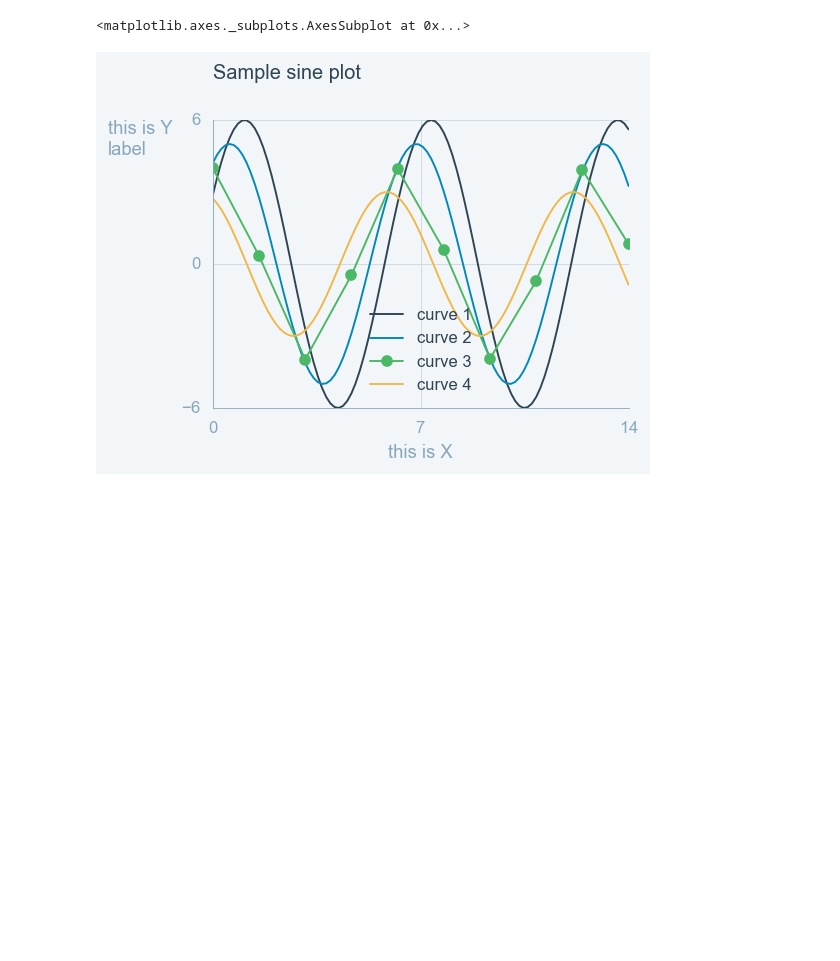
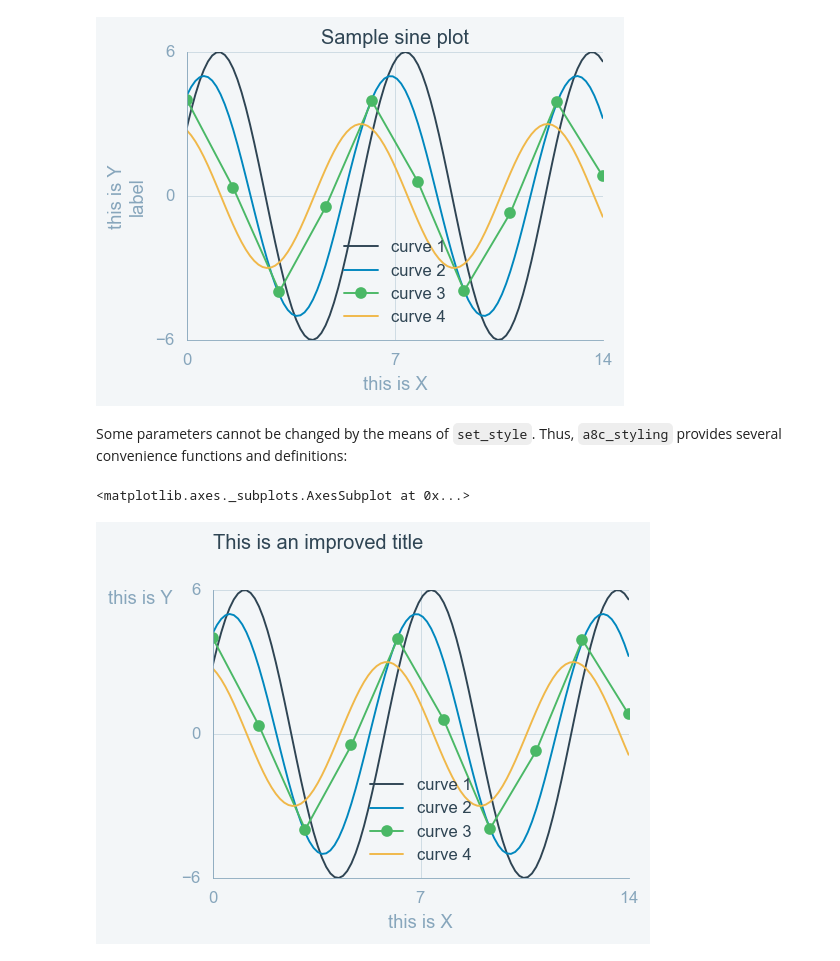
Before and after one commit to Automattic/automattic_visualization_setup, a Jupyter notebook: a8c_styling.ipynb, the cells around one changed output. Cells and saved outputs as stored; diff of their text form; code cells hidden in the pictures; blank space fills up the shorter version.

```diff
--- a/a8c_styling.ipynb
+++ b/a8c_styling.ipynb
@@ -4,11 +4,23 @@ import seaborn as sns
 from matplotlib import pylab as plt
 
 plt.figure()
-a8c_styling.sinplot(4) #this is how a default plot looks like
-a8c_styling.cleanup() # we don't want that many ticks
+a8c_styling.sinplot(4); #this is how a default plot looks like
 # %% [output]
-<matplotlib.axes._subplots.AxesSubplot at 0x...>
-[figure, old version]
+[figure, new version]
+# %% [markdown]
+Some parameters cannot be changed by the means of `set_style`. Thus, `a8c_styling` provides several convenience functions and definitions:
+# %%
+plt.figure()
+a8c_styling.sinplot(4)
+plt.ylabel('this is Y',
+           **a8c_styling.ylabelparams) #horizontal label for
+                                    #more readability
+plt.title('This is an improved title', **a8c_styling.axtitleparams)
+
+a8c_styling.cleanup()
+# %% [output]
+<matplotlib.axes._subplots.AxesSubplot at 0x...>
+[figure, added]
 # %%
 styles = ['a8c_style', 'a8c_style_white', 'a8c_style_gray']
 for s in styles:
```
Also changed, not shown: parts of 2 cells of this notebook, 2 other files.
